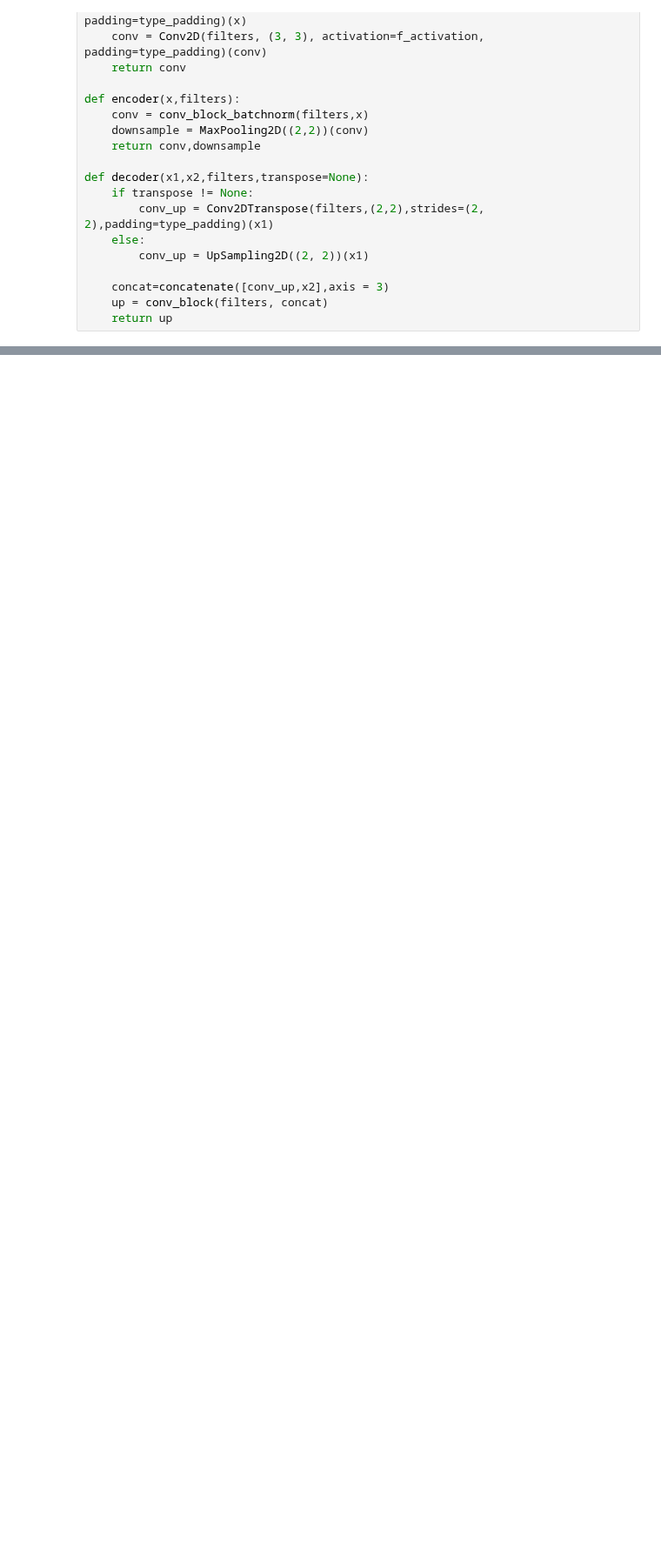
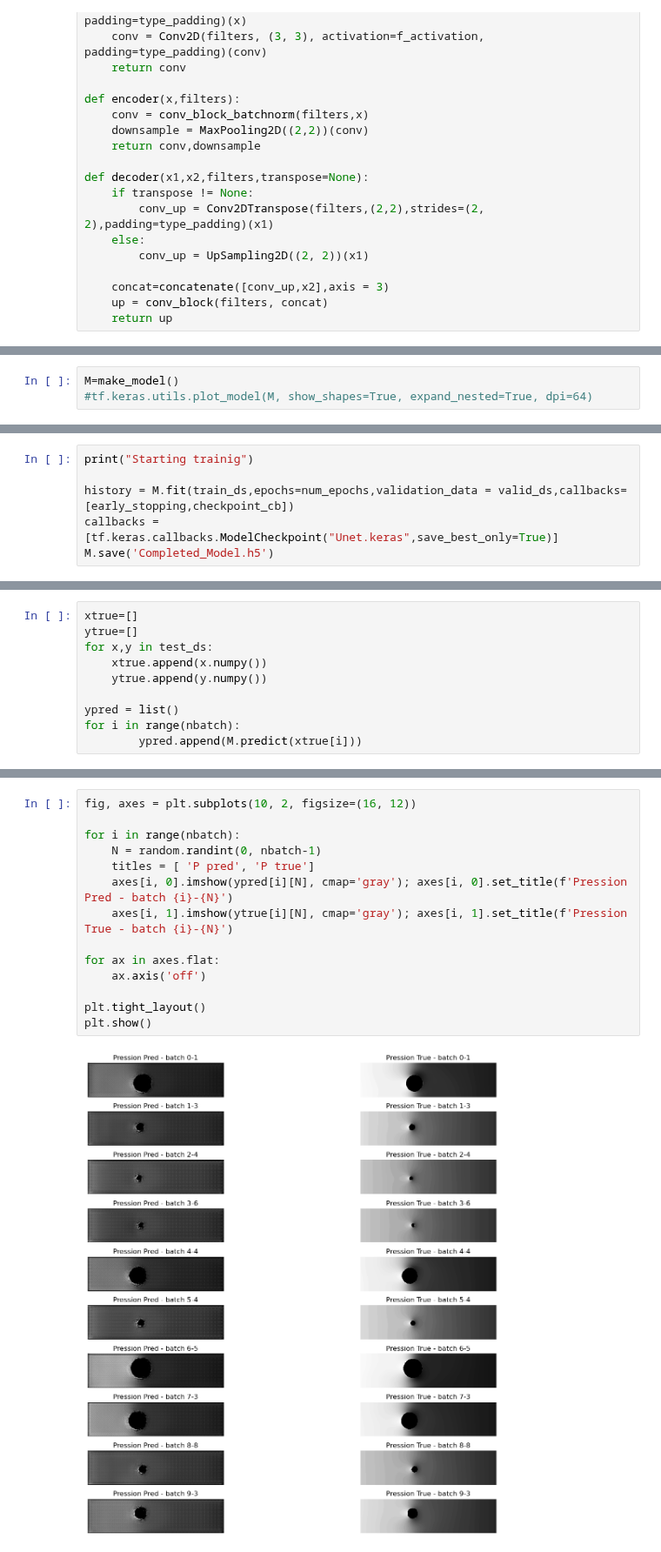
Before and after one commit to andromeda2075/predicting-flow-patterns, a Jupyter notebook: U-Net-Baseline.ipynb, the cells around one changed output, grey strips where cells are left out. Shown at 87% size. Saved outputs shown, nothing was run; the diff lists cells and outputs as text; blank space fills up the shorter version.

Commit message:
Test1-Adam

```diff
--- a/U-Net-Baseline.ipynb
+++ b/U-Net-Baseline.ipynb
@@ -161,3 +170,6 @@ def make_model():
               metrics= ['mae'] )
 
     return model
+# %%
+M=make_model()
+#tf.keras.utils.plot_model(M, show_shapes=True, expand_nested=True, dpi=64)
@@ -163,0 +201,6 @@ def make_model():
+# %%
+print("Starting trainig")
+
+history = M.fit(train_ds,epochs=num_epochs,validation_data = valid_ds,callbacks=[early_stopping,checkpoint_cb])
+callbacks = [tf.keras.callbacks.ModelCheckpoint("Unet.keras",save_best_only=True)]
+M.save('Completed_Model.h5')
@@ -163,0 +270,10 @@ def make_model():
+# %%
+xtrue=[]
+ytrue=[]
+for x,y in test_ds:
+    xtrue.append(x.numpy())
+    ytrue.append(y.numpy())
+
+ypred = list()
+for i in range(nbatch):
+        ypred.append(M.predict(xtrue[i]))
@@ -163,0 +293,16 @@ def make_model():
+# %%
+fig, axes = plt.subplots(10, 2, figsize=(16, 12))
+
+for i in range(nbatch):
+    N = random.randint(0, nbatch-1)
+    titles = [ 'P pred', 'P true']
+    axes[i, 0].imshow(ypred[i][N], cmap='gray'); axes[i, 0].set_title(f'Pression Pred - batch {i}-{N}')
+    axes[i, 1].imshow(ytrue[i][N], cmap='gray'); axes[i, 1].set_title(f'Pression True - batch {i}-{N}')
+
+for ax in axes.flat:
+    ax.axis('off')
+
+plt.tight_layout()
+plt.show()
+# %% [output]
+[figure, added]
```
Also changed, not shown: parts of 16 cells of this notebook.
